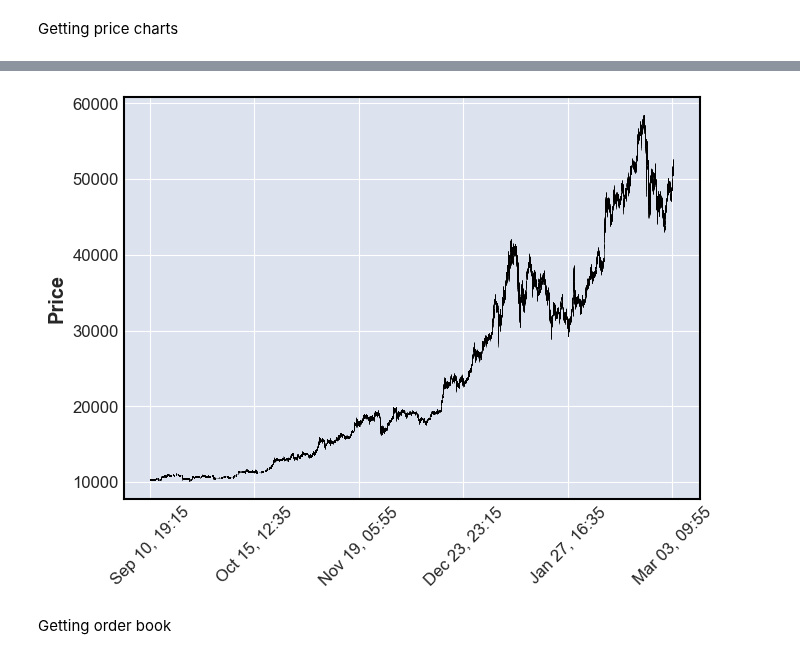
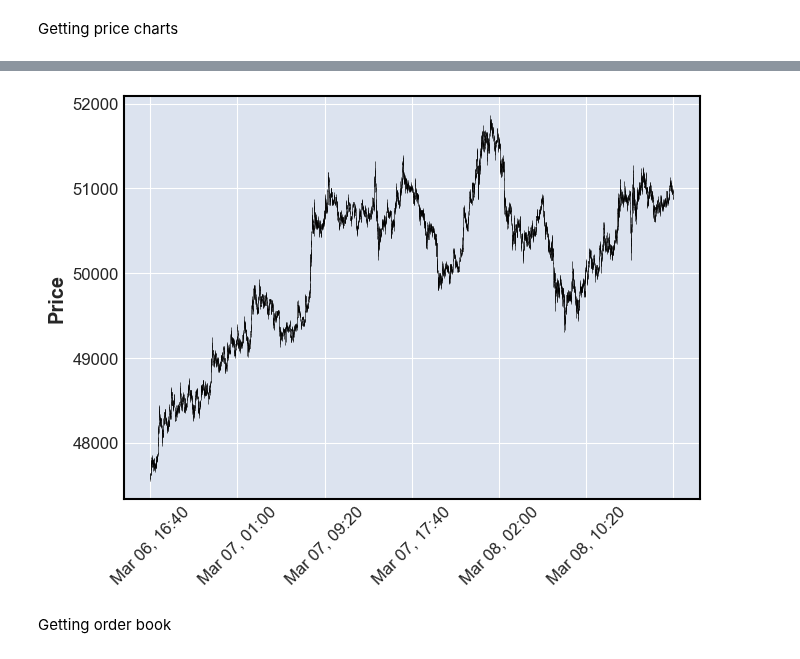
Before and after one commit to AlexShulzycki/levbot, a Jupyter notebook: Testing.ipynb, the cells around one changed output, grey strips where cells are left out. Saved outputs shown, nothing was run; the diff lists cells and outputs as text; code cells hidden in the pictures.

```diff
--- a/Testing.ipynb
+++ b/Testing.ipynb
@@ -11,12 +11,12 @@ Getting price charts
 # %%
 #df = marketData.getPrices("BTCUSDT", "1m", 500)
 #print(df)
-df = pandas.read_csv("BTCUSDT1m.csv")
+df = pandas.read_csv("BTCUSDT1mtest.csv")
 df = Indicators.Stochastic(df)
 df = Indicators.ADX(df)
 df["Time"] = pandas.to_datetime(df["Time"])
 df.set_index("Time", inplace=True)
 Plot.plotCandles(df)
-df.to_csv("BTCUSDT1mQ.csv")
+df.to_csv("BTCUSDT1mtestQ.csv")
 print(df)
 # %% [output]
@@ -40,4 +40,4 @@ Time
-[figure, old version]
+[figure, new version]
 # %% [markdown]
 Getting order book
 # %%
```
Also changed, not shown: parts of 4 cells of this notebook, 2 other files.
